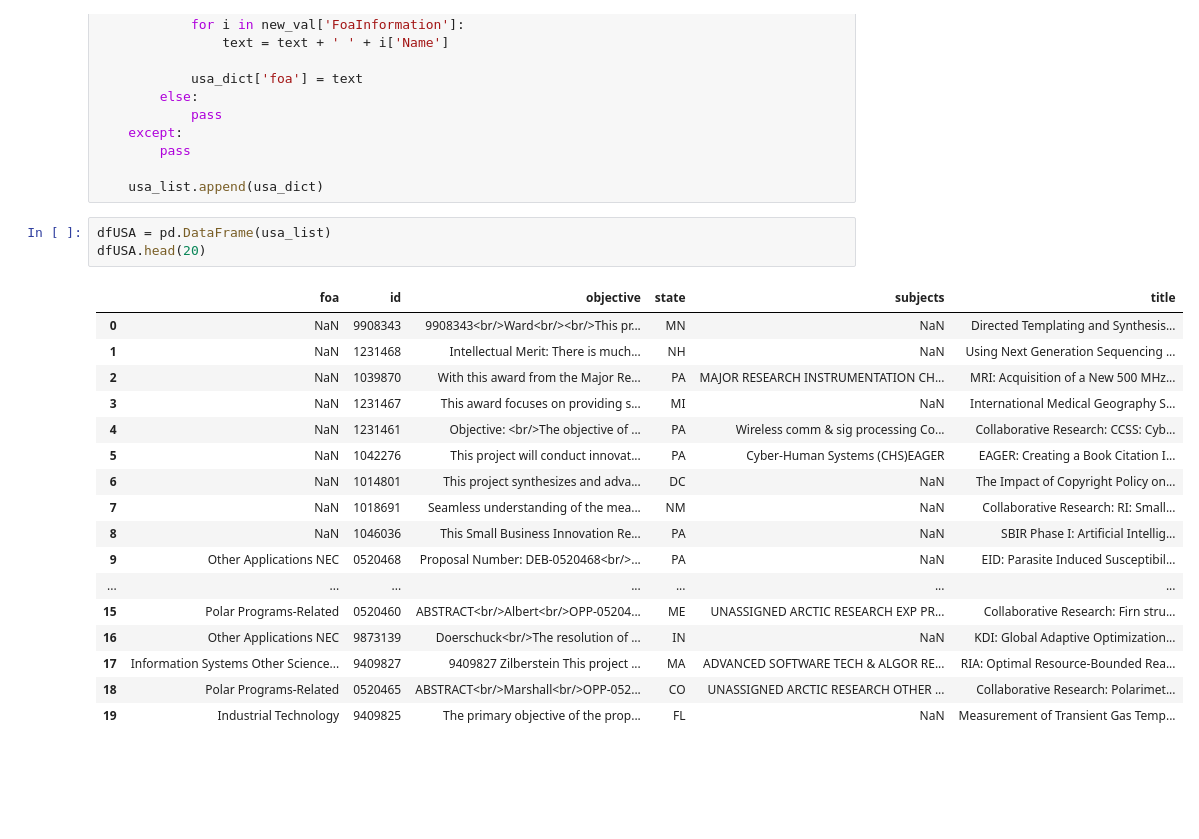
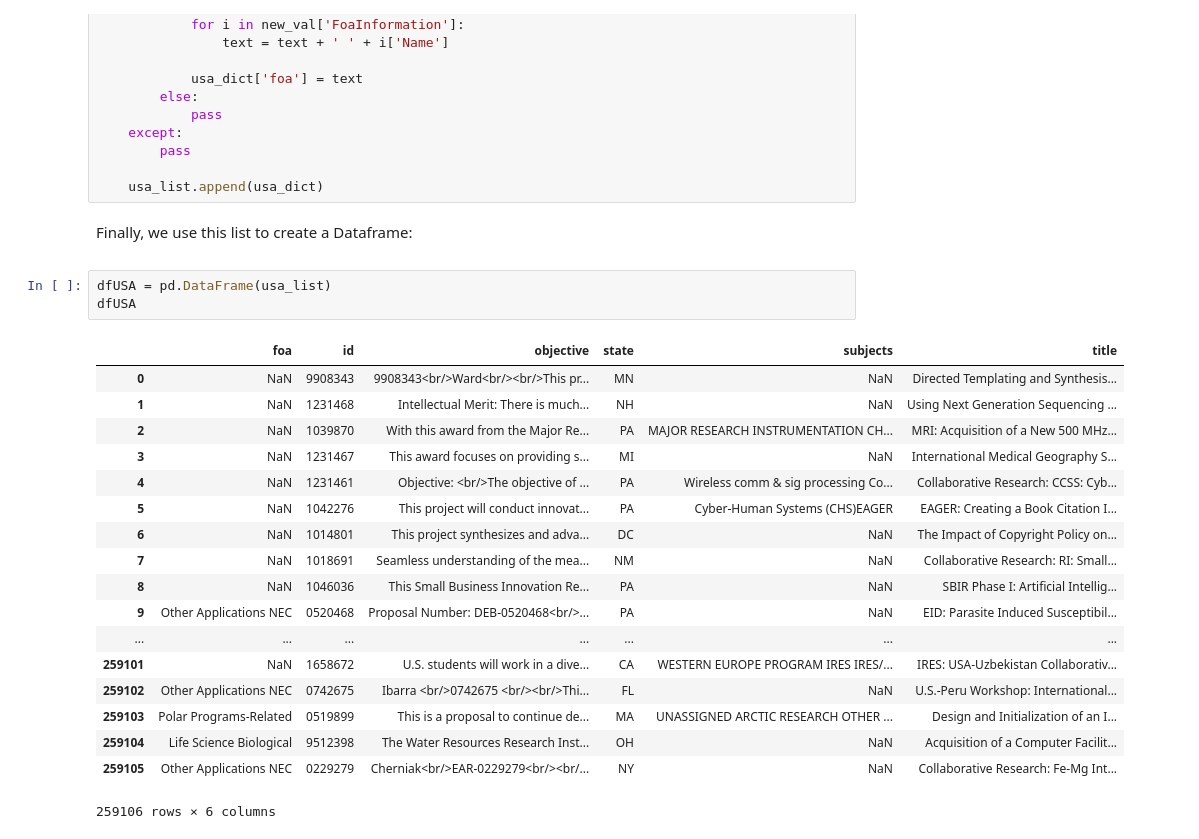
Before and after one commit to Mariliad/MSc-thesis2016, a Jupyter notebook: USA_data_load.ipynb, the cells around one changed output. Saved outputs shown, nothing was run; the diff lists cells and outputs as text; blank space fills up the shorter version.

```diff
--- a/USA_data_load.ipynb
+++ b/USA_data_load.ipynb
@@ -65,24 +92,27 @@ for key, val in raw_text.items():
         pass
 
     usa_list.append(usa_dict)
+# %% [markdown]
+<p>Finally, we use this list to create a Dataframe:<p>
 # %%
 dfUSA = pd.DataFrame(usa_list)
-dfUSA.head(20)
+dfUSA
 # %% [output]
 |  | foa | id | objective | state | subjects | title |
 | 0 | NaN | 9908343 | 9908343<br/>Ward<br/><br/>This pr... | MN | NaN | Directed Templating and Synthesis... |
 | 1 | NaN | 1231468 | Intellectual Merit: There is much... | NH | NaN | Using Next Generation Sequencing ... |
 | 2 | NaN | 1039870 | With this award from the Major Re... | PA | MAJOR RESEARCH INSTRUMENTATION CH... | MRI: Acquisition of a New 500 MHz... |
 | 3 | NaN | 1231467 | This award focuses on providing s... | MI | NaN | International Medical Geography S... |
 | 4 | NaN | 1231461 | Objective: <br/>The objective of ... | PA | Wireless comm & sig processing Co... | Collaborative Research: CCSS: Cyb... |
 | 5 | NaN | 1042276 | This project will conduct innovat... | PA | Cyber-Human Systems (CHS)EAGER | EAGER: Creating a Book Citation I... |
 | 6 | NaN | 1014801 | This project synthesizes and adva... | DC | NaN | The Impact of Copyright Policy on... |
 | 7 | NaN | 1018691 | Seamless understanding of the mea... | NM | NaN | Collaborative Research: RI: Small... |
 | 8 | NaN | 1046036 | This Small Business Innovation Re... | PA | NaN | SBIR Phase I: Artificial Intellig... |
 | 9 | Other Applications NEC | 0520468 | Proposal Number: DEB-0520468<br/>... | PA | NaN | EID: Parasite Induced Susceptibil... |
 | ... | ... | ... | ... | ... | ... | ... |
-| 15 | Polar Programs-Related | 0520460 | ABSTRACT<br/>Albert<br/>OPP-05204... | ME | UNASSIGNED ARCTIC RESEARCH EXP PR... | Collaborative Research: Firn stru... |
-| 16 | Other Applications NEC | 9873139 | Doerschuck<br/>The resolution of ... | IN | NaN | KDI: Global Adaptive Optimization... |
-| 17 | Information Systems Other Science... | 9409827 | 9409827 Zilberstein This project ... | MA | ADVANCED SOFTWARE TECH & ALGOR RE... | RIA: Optimal Resource-Bounded Rea... |
-| 18 | Polar Programs-Related | 0520465 | ABSTRACT<br/>Marshall<br/>OPP-052... | CO | UNASSIGNED ARCTIC RESEARCH OTHER ... | Collaborative Research: Polarimet... |
-| 19 | Industrial Technology | 9409825 | The primary objective of the prop... | FL | NaN | Measurement of Transient Gas Temp... |
+| 259101 | NaN | 1658672 | U.S. students will work in a dive... | CA | WESTERN EUROPE PROGRAM IRES IRES/... | IRES: USA-Uzbekistan Collaborativ... |
+| 259102 | Other Applications NEC | 0742675 | Ibarra <br/>0742675 <br/><br/>Thi... | FL | NaN | U.S.-Peru Workshop: International... |
+| 259103 | Polar Programs-Related | 0519899 | This is a proposal to continue de... | MA | UNASSIGNED ARCTIC RESEARCH OTHER ... | Design and Initialization of an I... |
+| 259104 | Life Science Biological | 9512398 | The Water Resources Research Inst... | OH | NaN | Acquisition of a Computer Facilit... |
+| 259105 | Other Applications NEC | 0229279 | Cherniak<br/>EAR-0229279<br/><br/... | NY | NaN | Collaborative Research: Fe-Mg Int... |
+259106 rows × 6 columns
```
Also changed, not shown: parts of 4 cells of this notebook, 1 other file.
